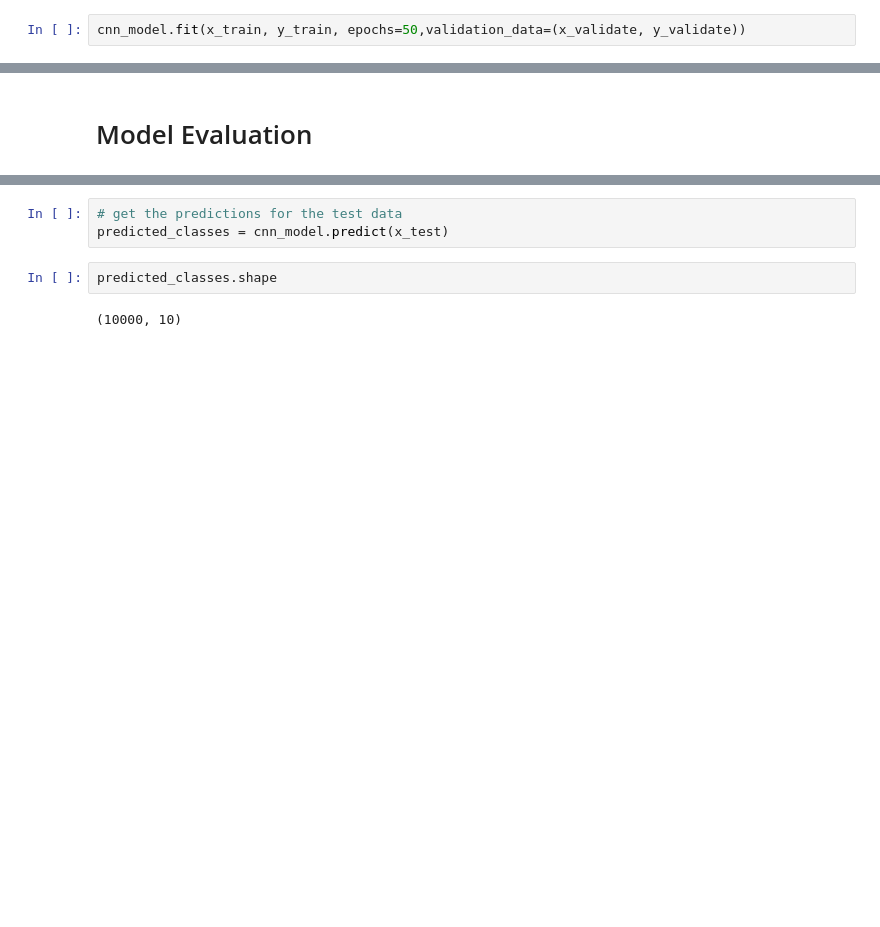
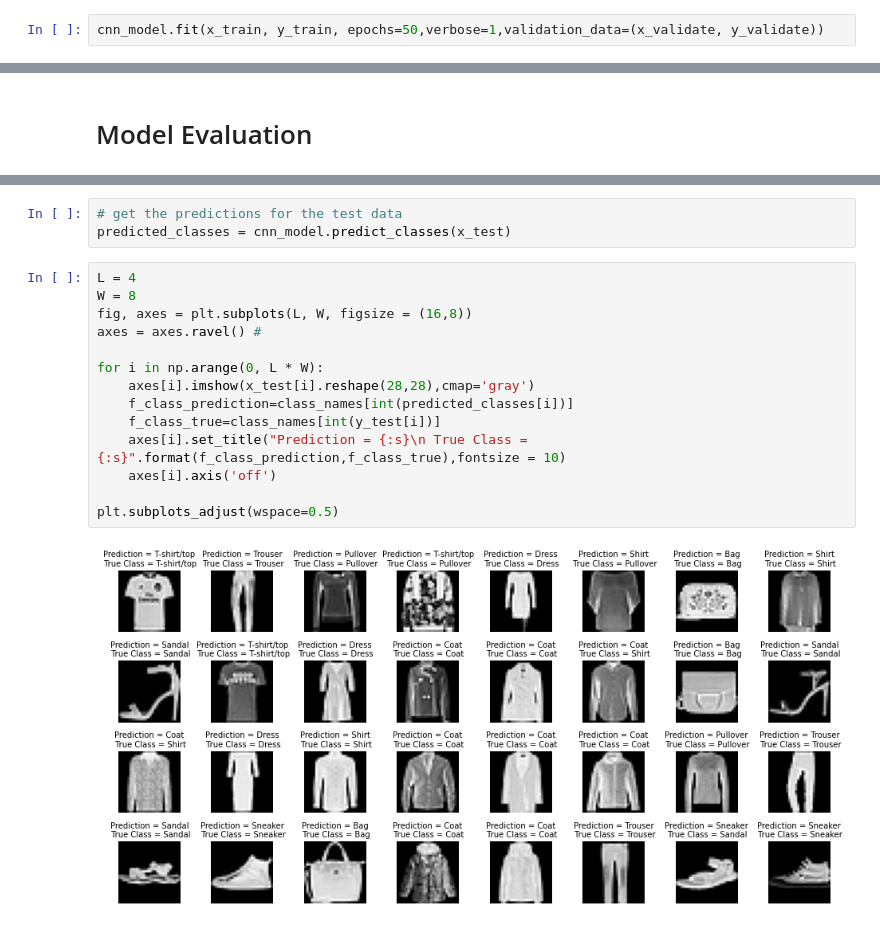
Before and after one commit to kulin-patel/Fashion-Class-Classification, a Jupyter notebook: Fashion MNIST.ipynb, the cells around one changed output, grey strips where cells are left out. Drawn from its saved outputs; the diff is of its cells as text; blank space fills up the shorter version.

Commit message:
evaluated model and ploted images

```diff
--- a/Fashion MNIST.ipynb
+++ b/Fashion MNIST.ipynb
@@ -228,6 +228,6 @@ cnn_model.compile(optimizer='adam',
               loss=keras.losses.SparseCategoricalCrossentropy(from_logits=True),
               metrics=['accuracy'])
 # %%
-cnn_model.fit(x_train, y_train, epochs=50,validation_data=(x_validate, y_validate))
+cnn_model.fit(x_train, y_train, epochs=50,verbose=1,validation_data=(x_validate, y_validate))
 # %% [output]
 Epoch 1/50
@@ -259,7 +259,19 @@ Test Accuracy : 0.886
 # %%
 # get the predictions for the test data
-predicted_classes = cnn_model.predict(x_test)
+predicted_classes = cnn_model.predict_classes(x_test)
-# %%
-predicted_classes.shape
-# %% [output]
-(10000, 10)
+# %%
+L = 4
+W = 8
+fig, axes = plt.subplots(L, W, figsize = (16,8))
+axes = axes.ravel() #
+
+for i in np.arange(0, L * W):
+    axes[i].imshow(x_test[i].reshape(28,28),cmap='gray')
+    f_class_prediction=class_names[int(predicted_classes[i])]
+    f_class_true=class_names[int(y_test[i])]
+    axes[i].set_title("Prediction = {:s}\n True Class = {:s}".format(f_class_prediction,f_class_true),fontsize = 10)
+    axes[i].axis('off')
+
+plt.subplots_adjust(wspace=0.5)
+# %% [output]
+[figure, added]
```
Also changed, not shown: parts of 2 cells of this notebook, 1 other file.
